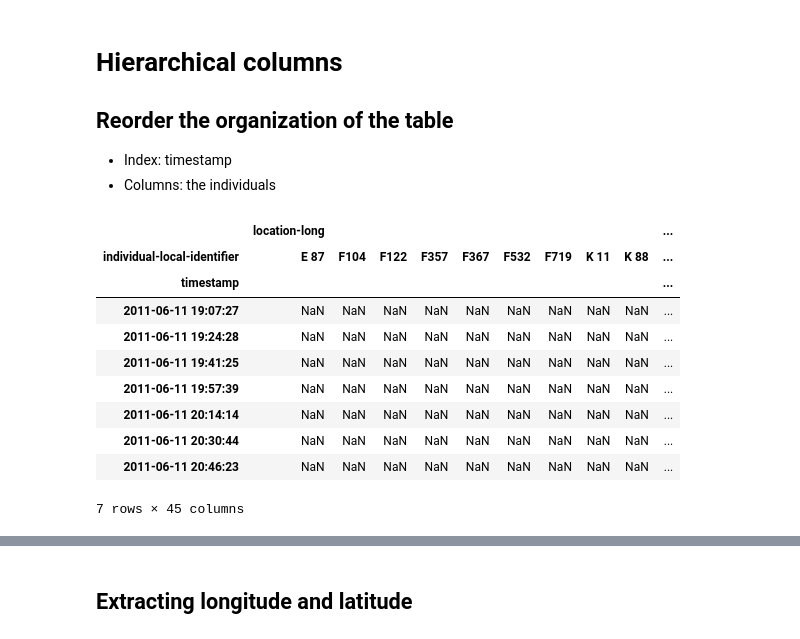
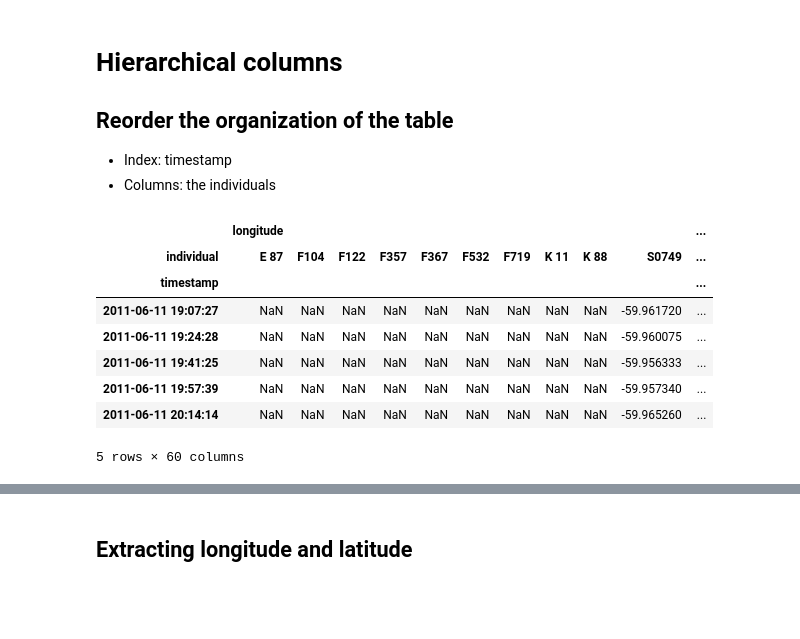
Before and after one commit to nealmcb/Final_Tutorials, a Jupyter notebook: Python_DataAnalysis/pandas.ipynb, the cells around one changed output, grey strips where cells are left out. Saved outputs shown, nothing was run; the diff lists cells and outputs as text; code cells hidden in the pictures; blank space fills up the shorter version.

```diff
--- a/Python_DataAnalysis/pandas.ipynb
+++ b/Python_DataAnalysis/pandas.ipynb
@@ -147,4 +174,5 @@ df[2:10]
 # %% [markdown]
 ## Extracting columns for a new data frame
 # %%
-ndf = df[["timestamp","location-long","location-lat","individual-local-identifier","event-id"]]
+sdf = df[["timestamp","location-long","location-lat","individual-local-identifier","event-id"]]
+sdf.head(5)
@@ -170,0 +188,3 @@ array(['E 87', 'S0749', 'S0757', 'F104', 'S0753', 'F122', 'K 88', 'K 11',
+# %%
+sdf.set_index("timestamp",inplace=True)
+sdf.head(5)
@@ -170,0 +204,4 @@ array(['E 87', 'S0749', 'S0757', 'F104', 'S0753', 'F122', 'K 88', 'K 11',
+# %%
+behav = np.random.randn(len(sdf))
+sdf.insert(4,'behavior',behav)
+sdf.head(5)
@@ -170,0 +222,5 @@ array(['E 87', 'S0749', 'S0757', 'F104', 'S0753', 'F122', 'K 88', 'K 11',
+# %%
+sdf = sdf.rename(columns={"location-long":"longitude",
+                        "location-lat":"latitude",
+                        "individual-local-identifier": "individual"})
+sdf.head(5)
@@ -176,17 +256,15 @@ array(['E 87', 'S0749', 'S0757', 'F104', 'S0753', 'F122', 'K 88', 'K 11',
 * Index: timestamp
 * Columns: the individuals
 # %%
-wd = sdf.pivot(index='timestamp', columns='individual-local-identifier') #row, column, values (optional)
-wd[:7]
+sd = sdf.pivot(columns='individual') #row, column, values (optional)
+sd[:5]
 # %% [output]
-|  | location-long |  |  |  |  |  |  |  |  | ... |
-| individual-local-identifier | E 87 | F104 | F122 | F357 | F367 | F532 | F719 | K 11 | K 88 | ... |
-| timestamp |  |  |  |  |  |  |  |  |  | ... |
-| 2011-06-11 19:07:27 | NaN | NaN | NaN | NaN | NaN | NaN | NaN | NaN | NaN | ... |
-| 2011-06-11 19:24:28 | NaN | NaN | NaN | NaN | NaN | NaN | NaN | NaN | NaN | ... |
-| 2011-06-11 19:41:25 | NaN | NaN | NaN | NaN | NaN | NaN | NaN | NaN | NaN | ... |
-| 2011-06-11 19:57:39 | NaN | NaN | NaN | NaN | NaN | NaN | NaN | NaN | NaN | ... |
-| 2011-06-11 20:14:14 | NaN | NaN | NaN | NaN | NaN | NaN | NaN | NaN | NaN | ... |
-| 2011-06-11 20:30:44 | NaN | NaN | NaN | NaN | NaN | NaN | NaN | NaN | NaN | ... |
-| 2011-06-11 20:46:23 | NaN | NaN | NaN | NaN | NaN | NaN | NaN | NaN | NaN | ... |
+|  | longitude |  |  |  |  |  |  |  |  |  | ... |
+| individual | E 87 | F104 | F122 | F357 | F367 | F532 | F719 | K 11 | K 88 | S0749 | ... |
+| timestamp |  |  |  |  |  |  |  |  |  |  | ... |
+| 2011-06-11 19:07:27 | NaN | NaN | NaN | NaN | NaN | NaN | NaN | NaN | NaN | -59.961720 | ... |
+| 2011-06-11 19:24:28 | NaN | NaN | NaN | NaN | NaN | NaN | NaN | NaN | NaN | -59.960075 | ... |
+| 2011-06-11 19:41:25 | NaN | NaN | NaN | NaN | NaN | NaN | NaN | NaN | NaN | -59.956333 | ... |
+| 2011-06-11 19:57:39 | NaN | NaN | NaN | NaN | NaN | NaN | NaN | NaN | NaN | -59.957340 | ... |
+| 2011-06-11 20:14:14 | NaN | NaN | NaN | NaN | NaN | NaN | NaN | NaN | NaN | -59.965260 | ... |
-7 rows × 45 columns
+5 rows × 60 columns
```
Also changed, not shown: parts of 37 cells of this notebook, 1 other file.
